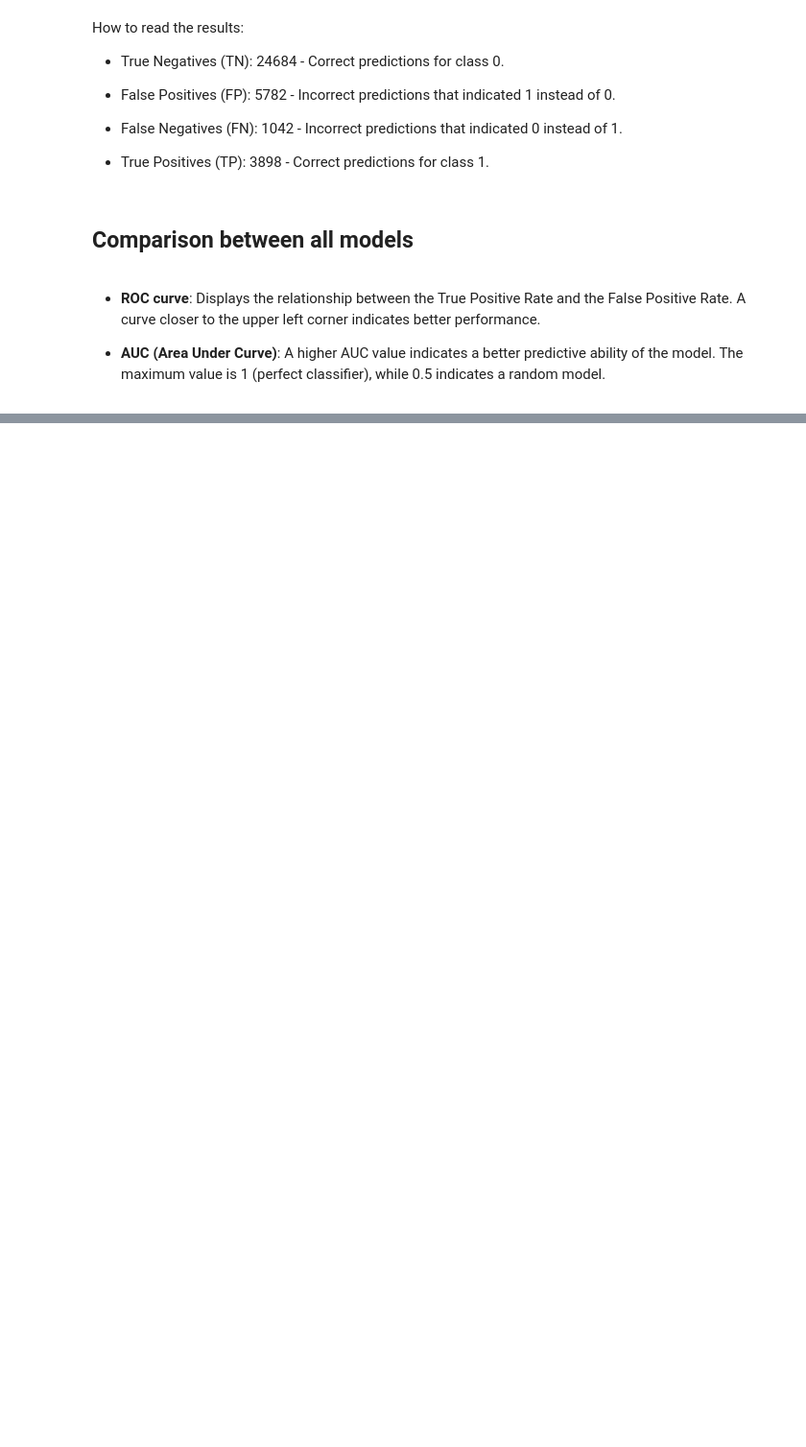
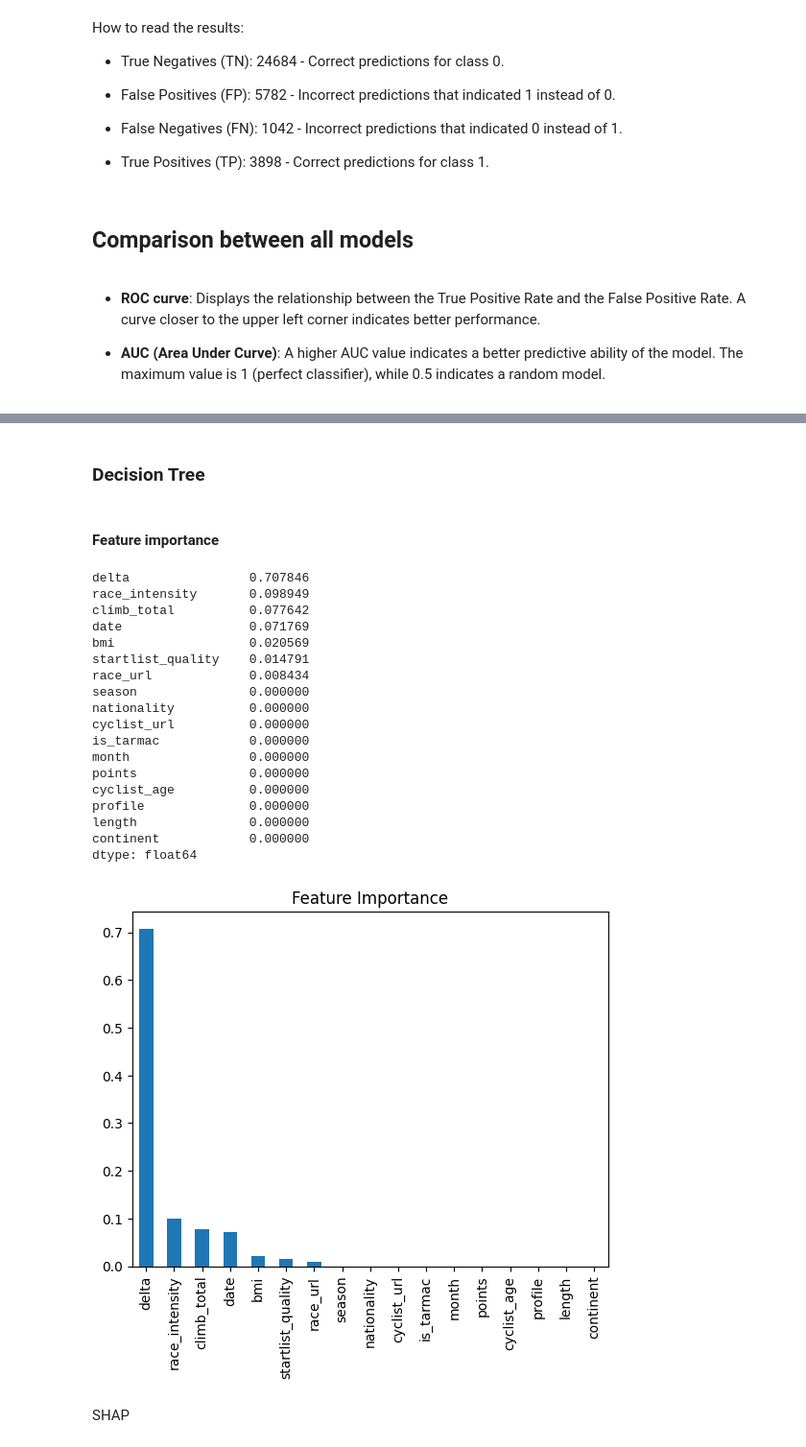
Before and after one commit to leomanne/Data-Mining, a Jupyter notebook: fourth_task.ipynb, the cells around one changed output, grey strips where cells are left out. Shown: that part at 96% size. Saved outputs shown, nothing was run; the diff lists cells and outputs as text; code cells hidden in the pictures; blank space fills up the shorter version.

```diff
--- a/fourth_task.ipynb
+++ b/fourth_task.ipynb
@@ -923,0 +718,34 @@ plt.show()
+# %% [markdown]
+### Decision Tree
+# %% [markdown]
+#### Feature importance
+# %%
+# Supponiamo di avere un Random Forest addestrato: dt
+feature_importance = pd.Series(dt.feature_importances_, index=x_train.columns)
+feature_importance = feature_importance.sort_values(ascending=False)
+
+# Visualizzazione
+feature_importance.plot(kind='bar', title="Feature Importance")
+print(feature_importance)
+# %% [output]
+delta                0.707846
+race_intensity       0.098949
+climb_total          0.077642
+date                 0.071769
+bmi                  0.020569
+startlist_quality    0.014791
+race_url             0.008434
+season               0.000000
+nationality          0.000000
+cyclist_url          0.000000
+is_tarmac            0.000000
+month                0.000000
+points               0.000000
+cyclist_age          0.000000
+profile              0.000000
+length               0.000000
+continent            0.000000
+dtype: float64
+[figure, added]
+# %% [markdown]
+SHAP
```
Also changed, not shown: parts of 40 cells of this notebook, 1 other file.
